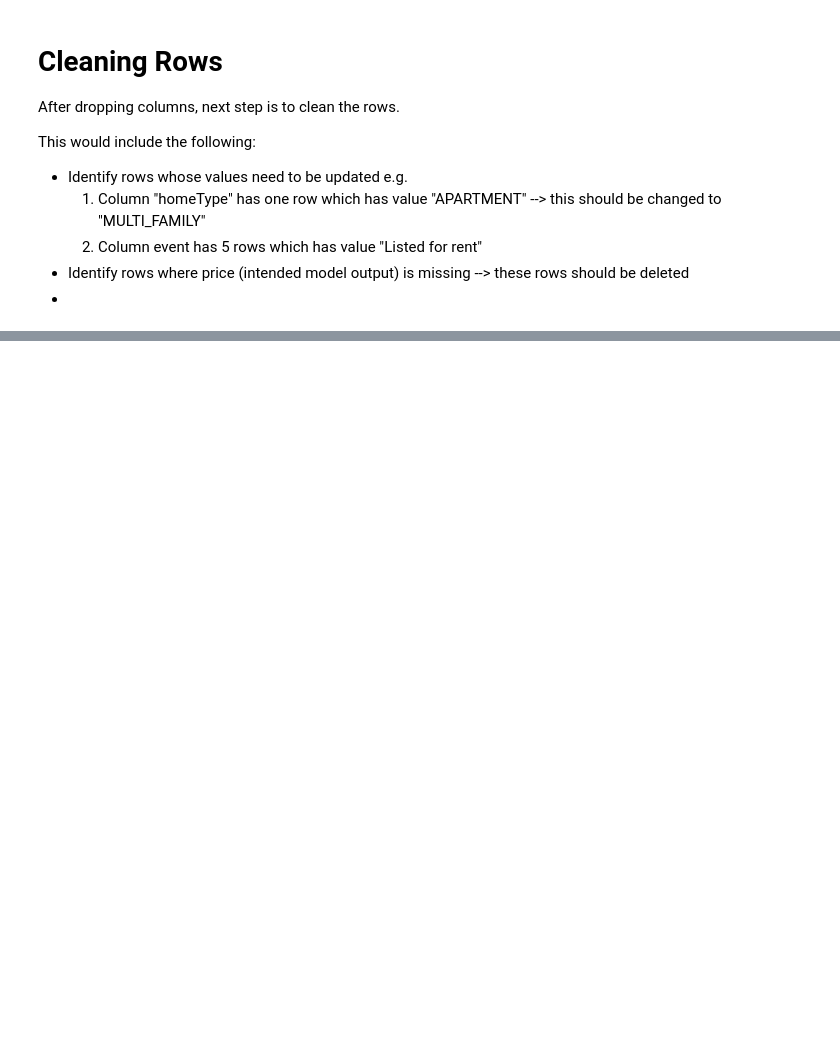
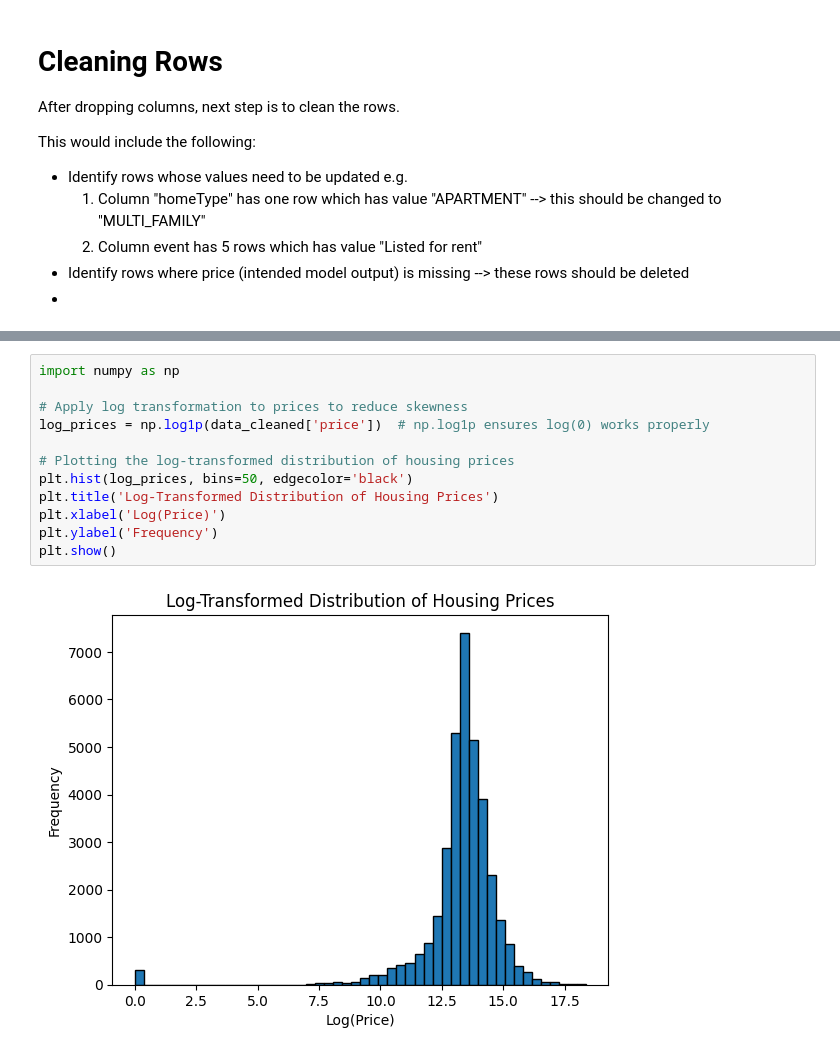
Before and after one commit to soumyaRohan/SDS-CP006-california-housing-prediction, a Jupyter notebook: ph1-data-cleaning-eda/Imtiaz_data_analysis.ipynb, the cells around one changed output, grey strips where cells are left out. Drawn from its saved outputs; the diff is of its cells as text; blank space fills up the shorter version.

```diff
--- a/ph1-data-cleaning-eda/Imtiaz_data_analysis.ipynb
+++ b/ph1-data-cleaning-eda/Imtiaz_data_analysis.ipynb
@@ -221,0 +278,14 @@ Count of rows with no price listed:
+# %%
+import numpy as np
+
+# Apply log transformation to prices to reduce skewness
+log_prices = np.log1p(data_cleaned['price'])  # np.log1p ensures log(0) works properly
+
+# Plotting the log-transformed distribution of housing prices
+plt.hist(log_prices, bins=50, edgecolor='black')
+plt.title('Log-Transformed Distribution of Housing Prices')
+plt.xlabel('Log(Price)')
+plt.ylabel('Frequency')
+plt.show()
+# %% [output]
+[figure, added]
```
Also changed, not shown: parts of 9 cells of this notebook.
